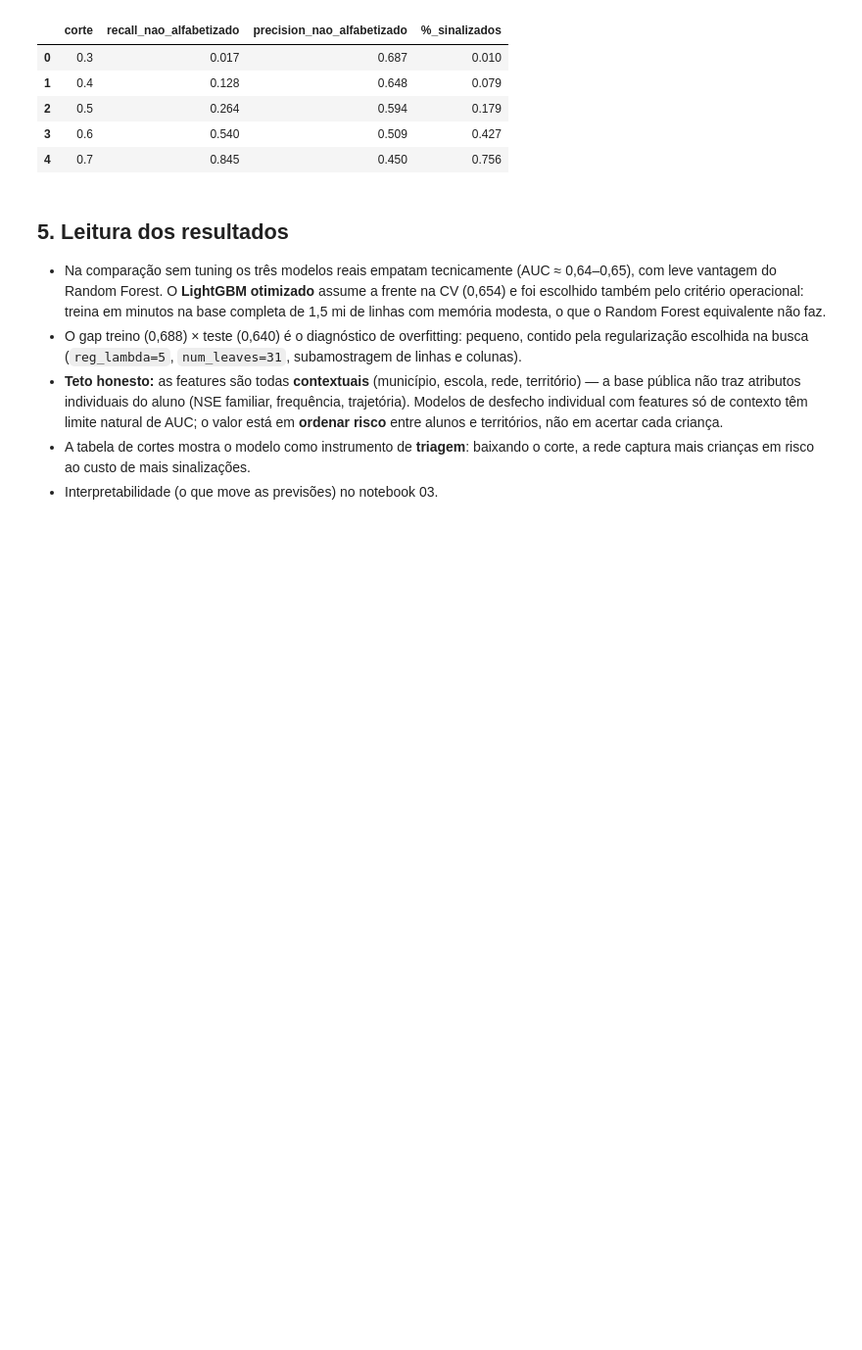
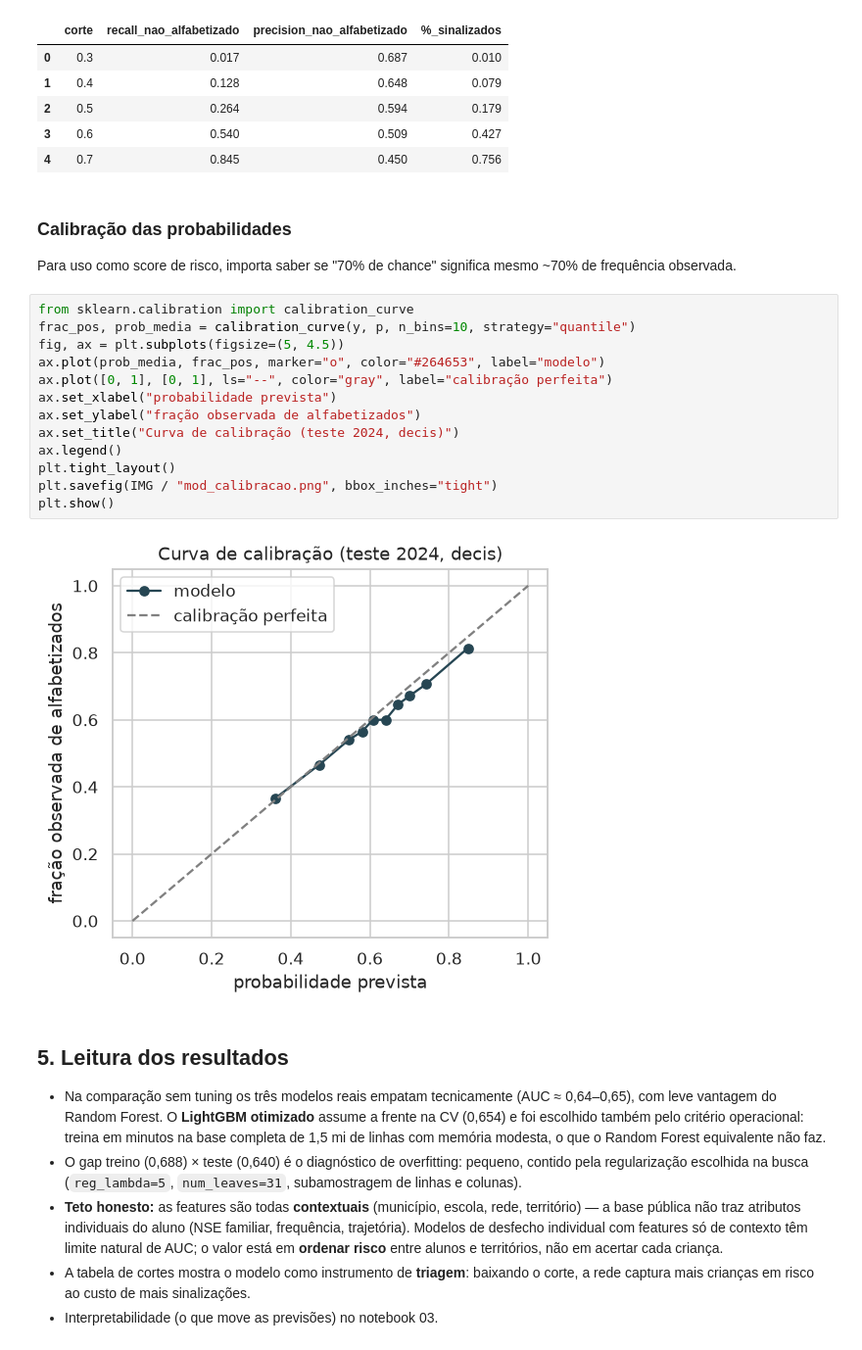
Before and after one commit to LucaOliveiraPrado/tech-challenge-fase3, a Jupyter notebook: notebooks/02_modelagem.ipynb, the cells around one changed output. Shown at 98% size. Cells and saved outputs as stored; diff of their text form; blank space fills up the shorter version.

```diff
--- a/notebooks/02_modelagem.ipynb
+++ b/notebooks/02_modelagem.ipynb
@@ -188,6 +188,26 @@ pd.DataFrame(linhas).round(3)
 | 2 | 0.5 | 0.264 | 0.594 | 0.179 |
 | 3 | 0.6 | 0.540 | 0.509 | 0.427 |
 | 4 | 0.7 | 0.845 | 0.450 | 0.756 |
+# %% [markdown]
+### Calibração das probabilidades
+
+Para uso como score de risco, importa saber se "70% de chance" significa mesmo
+~70% de frequência observada.
+# %%
+from sklearn.calibration import calibration_curve
+frac_pos, prob_media = calibration_curve(y, p, n_bins=10, strategy="quantile")
+fig, ax = plt.subplots(figsize=(5, 4.5))
+ax.plot(prob_media, frac_pos, marker="o", color="#264653", label="modelo")
+ax.plot([0, 1], [0, 1], ls="--", color="gray", label="calibração perfeita")
+ax.set_xlabel("probabilidade prevista")
+ax.set_ylabel("fração observada de alfabetizados")
+ax.set_title("Curva de calibração (teste 2024, decis)")
+ax.legend()
+plt.tight_layout()
+plt.savefig(IMG / "mod_calibracao.png", bbox_inches="tight")
+plt.show()
+# %% [output]
+[figure, added]
 # %% [markdown]
 ## 5. Leitura dos resultados
 
```
Also changed, not shown: 13 other files.
